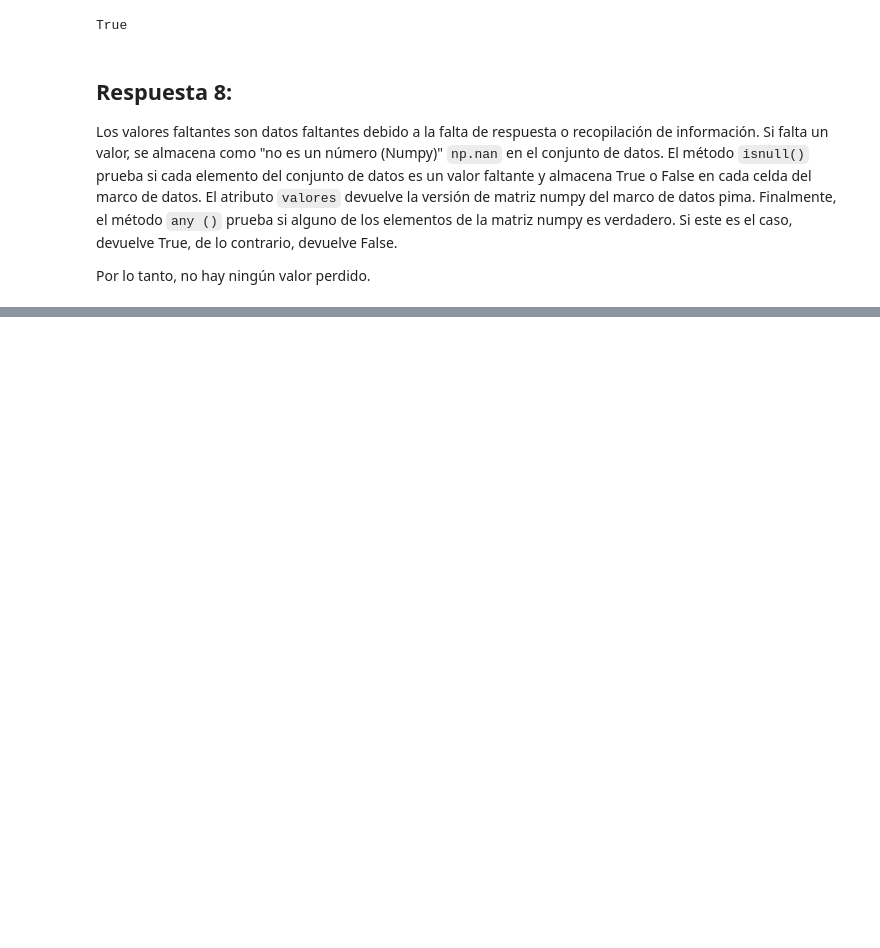
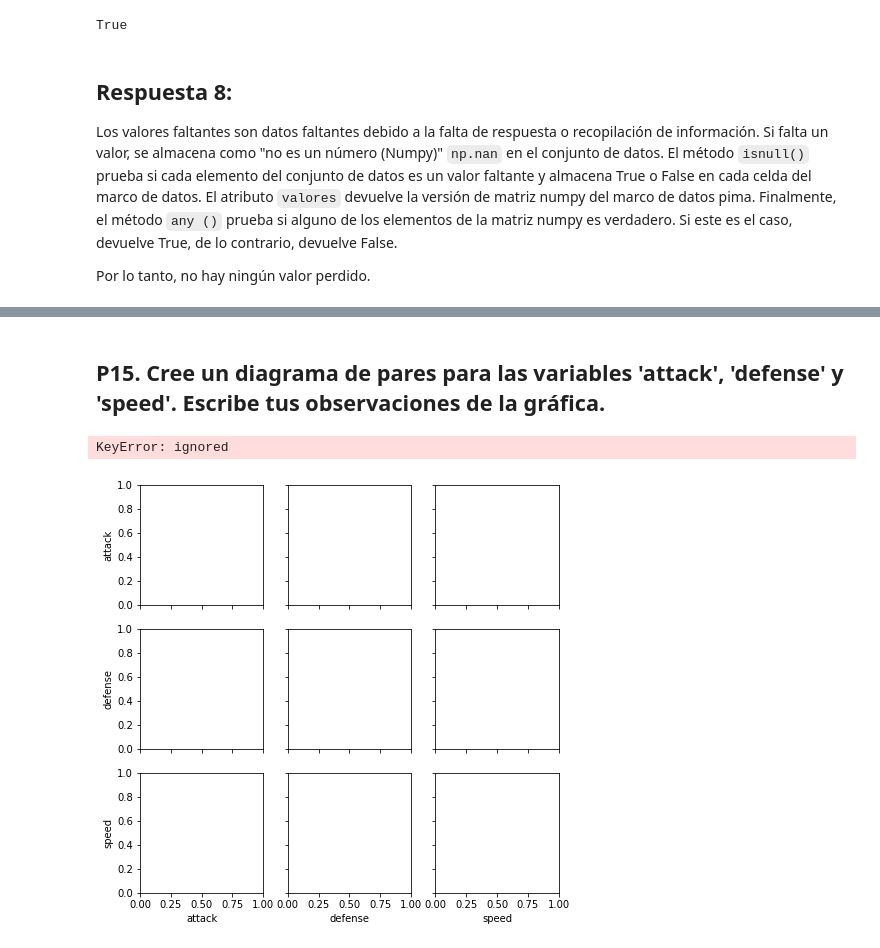
Before and after one commit to Calm-leon/proyecto-an-lisis-de-datos, a Jupyter notebook: Análisis_de_datos.ipynb, the cells around one changed output, grey strips where cells are left out. Drawn from its saved outputs; the diff is of its cells as text; code cells hidden in the pictures; blank space fills up the shorter version.

```diff
--- a/Análisis_de_datos.ipynb
+++ b/Análisis_de_datos.ipynb
@@ -239,0 +329,10 @@ Por ejemplo, expliquemos la columna **Glucosa** en el resultado a continuación.
+# %% [markdown]
+## P15. Cree un diagrama de pares para las variables 'attack', 'defense' y 'speed'. Escribe tus observaciones de la gráfica.
+# %%
+# remove _____ & write the appropriate function name
+
+sns.pairplot(data=pokedex,vars=['attack', 'defense', 'speed'], hue='Outcome')
+plt.show()
+# %% [output]
+KeyError: ignored
+[figure, added]
```
Also changed, not shown: parts of 46 cells of this notebook.
